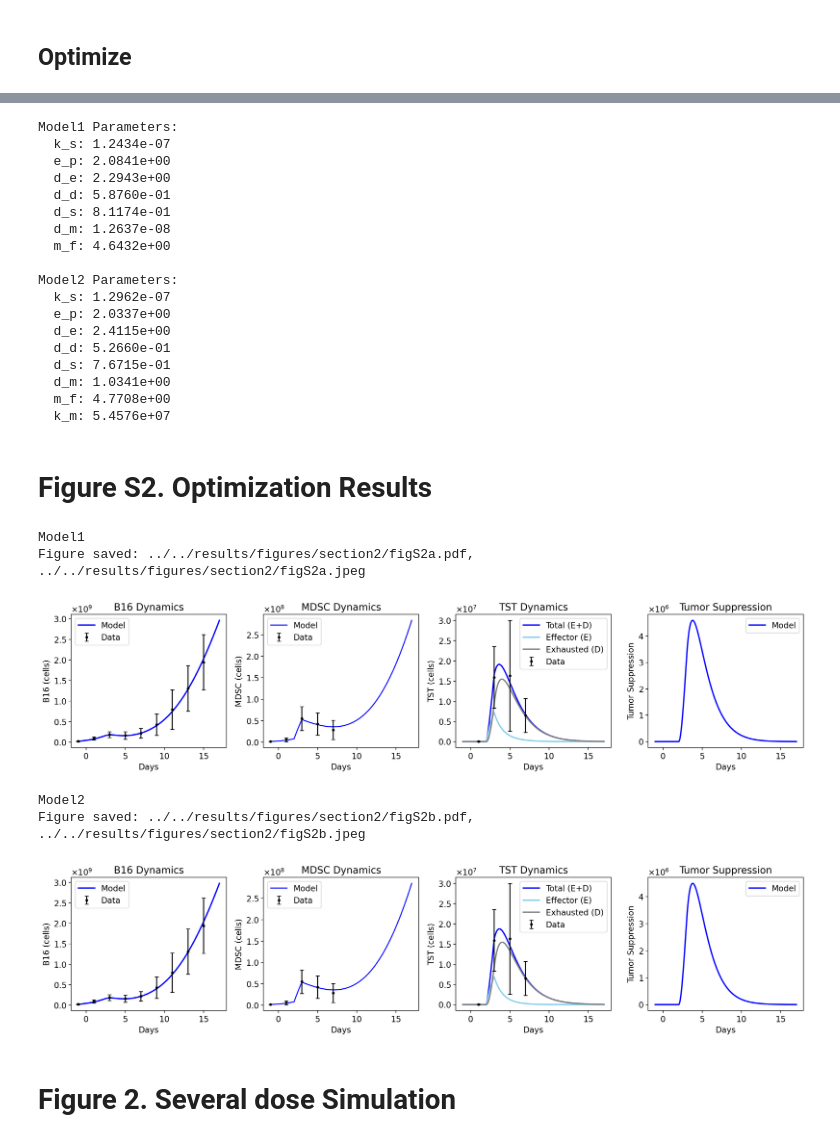
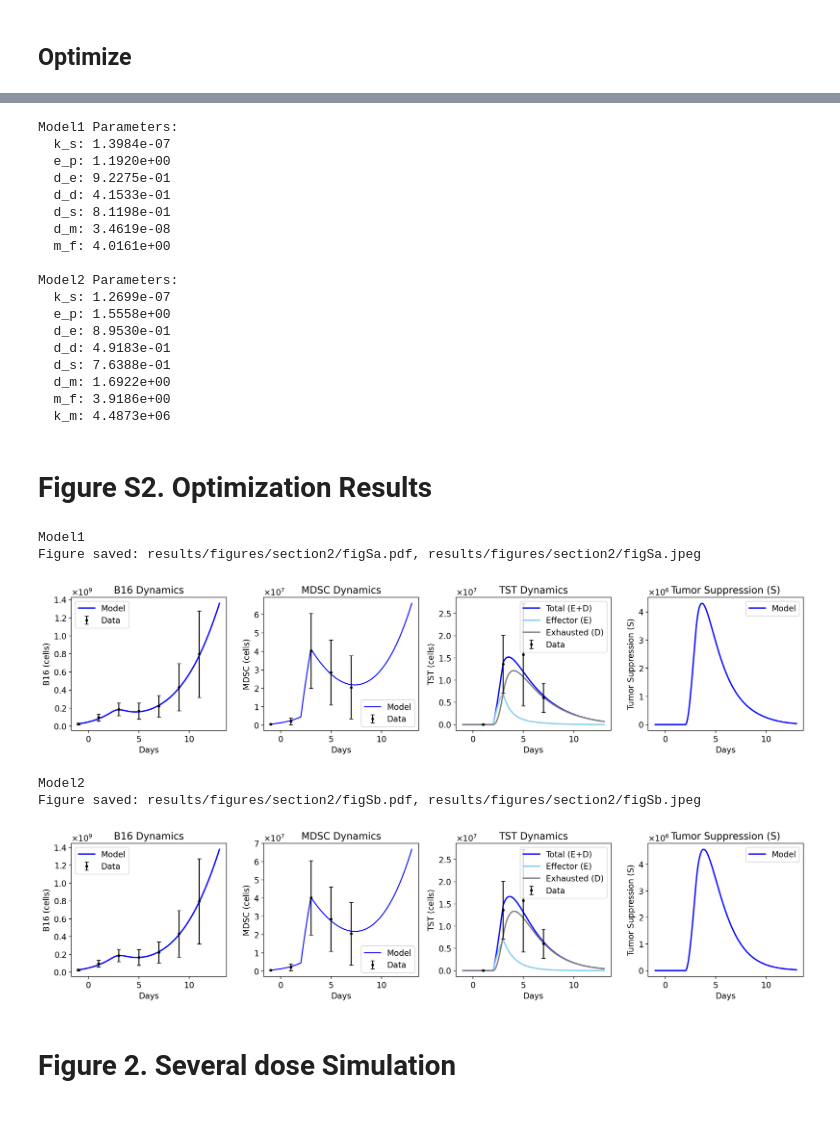
Before and after one commit to Rockyperiod/b16_act_analysis, a Jupyter notebook: code/ode/02_tst_model.ipynb, the cells around one changed output, grey strips where cells are left out. Cells and saved outputs as stored; diff of their text form; code cells hidden in the pictures.

```diff
--- a/code/ode/02_tst_model.ipynb
+++ b/code/ode/02_tst_model.ipynb
@@ -7,7 +7,7 @@ from matplotlib.ticker import ScalarFormatter
 # %%
 %run 00_data_preprocessing.ipynb
 # %%
-dir_path = "../../results/figures/section2/"
+dir_path = "results/figures/section2/"
 os.makedirs(dir_path, exist_ok=True)
 # %% [markdown]
 # Model construction
@@ -139,8 +139,8 @@ def vis_act_fit(sol, out_dir=None, figure_name=None):
     ax4 = plt.subplot(1, 4, 4)
     ax4.plot(t_eval, S_sol, label='Model', color='blue', linewidth=2)
     ax4.set_xlabel('Days')
-    ax4.set_ylabel('Tumor Suppression')
-    ax4.set_title('Tumor Suppression')
+    ax4.set_ylabel('Tumor Suppression (S)')
+    ax4.set_title('Tumor Suppression (S)')
     ax4.legend()
     set_scientific_yticks(ax4)
 
@@ -238,7 +238,7 @@ def loss_function(params, ode_system):
 
     # initial conditions
     y0 = [v_data[0], 0, 0, 0, mdsc_data[0]] # y = [V, E, D, S, M]
-    t = np.arange(-1, 17.01, 0.01)
+    t = np.arange(-1, 15.01, 0.01)
 
     # solve ODE system
     sol = odeint(ode_system, y0, t,
@@ -271,11 +271,11 @@ model_configs = {
         'ode': model1,
         'param_bounds': [
             (1e-8, 2e-7),  # k_s
-            (0.5, 3),      # e_p
-            (0.5, 3),      # d_e
+            (0.5, 2),      # e_p
+            (0.5, 1),      # d_e
             (0.1, 1),      # d_d
             (0.1, 1),      # d_s
-            (1e-8, 5e-8),  # d_m
+            (1e-8, 1e-6),  # d_m
             (2, 5),        # m_f
         ],
         'param_names': ['k_s', 'e_p', 'd_e', 'd_d', 'd_s', 'd_m', 'm_f']
@@ -284,13 +284,13 @@ model_configs = {
         'ode': model2,
         'param_bounds': [
             (1e-8, 2e-7),  # k_s
-            (0.5, 3),      # e_p
-            (0.5, 3),      # d_e
+            (0.5, 2),      # e_p
+            (0.5, 1),      # d_e
             (0.1, 1),      # d_d
-            (0.5, 5),      # d_s
-            (0.5, 5),        # d_m
+            (0.1, 1),      # d_s
+            (0.1, 1e1),        # d_m
             (2, 5),        # m_f
-            (5e6, 1e8)     # k_m
+            (1e6, 1e8)     # k_m
         ],
         'param_names': ['k_s', 'e_p', 'd_e', 'd_d', 'd_s', 'd_m', 'm_f', 'k_m']
     }
@@ -336,23 +336,23 @@ for name, res in results.items():
         print(f"  {pname}: {pval:.4e}")
 # %% [output]
 Model1 Parameters:
-  k_s: 1.2434e-07
-  e_p: 2.0841e+00
-  d_e: 2.2943e+00
-  d_d: 5.8760e-01
-  d_s: 8.1174e-01
-  d_m: 1.2637e-08
-  m_f: 4.6432e+00
+  k_s: 1.3984e-07
+  e_p: 1.1920e+00
+  d_e: 9.2275e-01
+  d_d: 4.1533e-01
+  d_s: 8.1198e-01
+  d_m: 3.4619e-08
+  m_f: 4.0161e+00
 
 Model2 Parameters:
-  k_s: 1.2962e-07
-  e_p: 2.0337e+00
-  d_e: 2.4115e+00
-  d_d: 5.2660e-01
-  d_s: 7.6715e-01
-  d_m: 1.0341e+00
-  m_f: 4.7708e+00
-  k_m: 5.4576e+07
+  k_s: 1.2699e-07
+  e_p: 1.5558e+00
+  d_e: 8.9530e-01
+  d_d: 4.9183e-01
+  d_s: 7.6388e-01
+  d_m: 1.6922e+00
+  m_f: 3.9186e+00
+  k_m: 4.4873e+06
 # %%
 params = [res['optimized_params'] for res in results.values()]
 
@@ -363,39 +363,39 @@ param2 = params[1]
 # %%
 # Time range
 y0 = [v_data[0], 0, 0, 0, mdsc_data[0]]
-t_eval = np.arange(-1, 17.01, 0.01)
+t_eval = np.arange(-1, 13.01, 0.01)
 
 # Fixed TST injection schedule
 dose_list = [1e7]
 dose_days = [0]
 delta_t = 1
 
 # === Model 1 Simulation ===
 sol1 = odeint(model1, y0, t_eval,
              args=(dose_list, dose_days, delta_t, param1),
              hmax=0.01)
 V_sol1, E_sol1, D_sol1, S_sol1, M_sol1 = sol1.T
 T_sol1 = E_sol1+D_sol1
 
 
 # === Model 2 Simulation ===
 sol2 = odeint(model2, y0, t_eval,
              args=(dose_list, dose_days, delta_t, param2),
              hmax=0.01)
 V_sol2, E_sol2, D_sol2, S_sol2, M_sol2 = sol2.T
 T_sol2 = E_sol2+D_sol2
 
 print("Model1")
 vis_act_fit(sol1, dir_path, "figSa")
 print("Model2")
 vis_act_fit(sol2, dir_path, "figSb")
 # %% [output]
 Model1
-Figure saved: ../../results/figures/section2/figS2a.pdf, ../../results/figures/section2/figS2a.jpeg
+Figure saved: results/figures/section2/figSa.pdf, results/figures/section2/figSa.jpeg
-[figure, old version]
+[figure, new version]
 Model2
-Figure saved: ../../results/figures/section2/figS2b.pdf, ../../results/figures/section2/figS2b.jpeg
+Figure saved: results/figures/section2/figSb.pdf, results/figures/section2/figSb.jpeg
-[figure, old version]
+[figure, new version]
 # %% [markdown]
 # Figure 2. Several dose Simulation
 # %%
```
Also changed, not shown: parts of 10 cells of this notebook, 5 other files.
